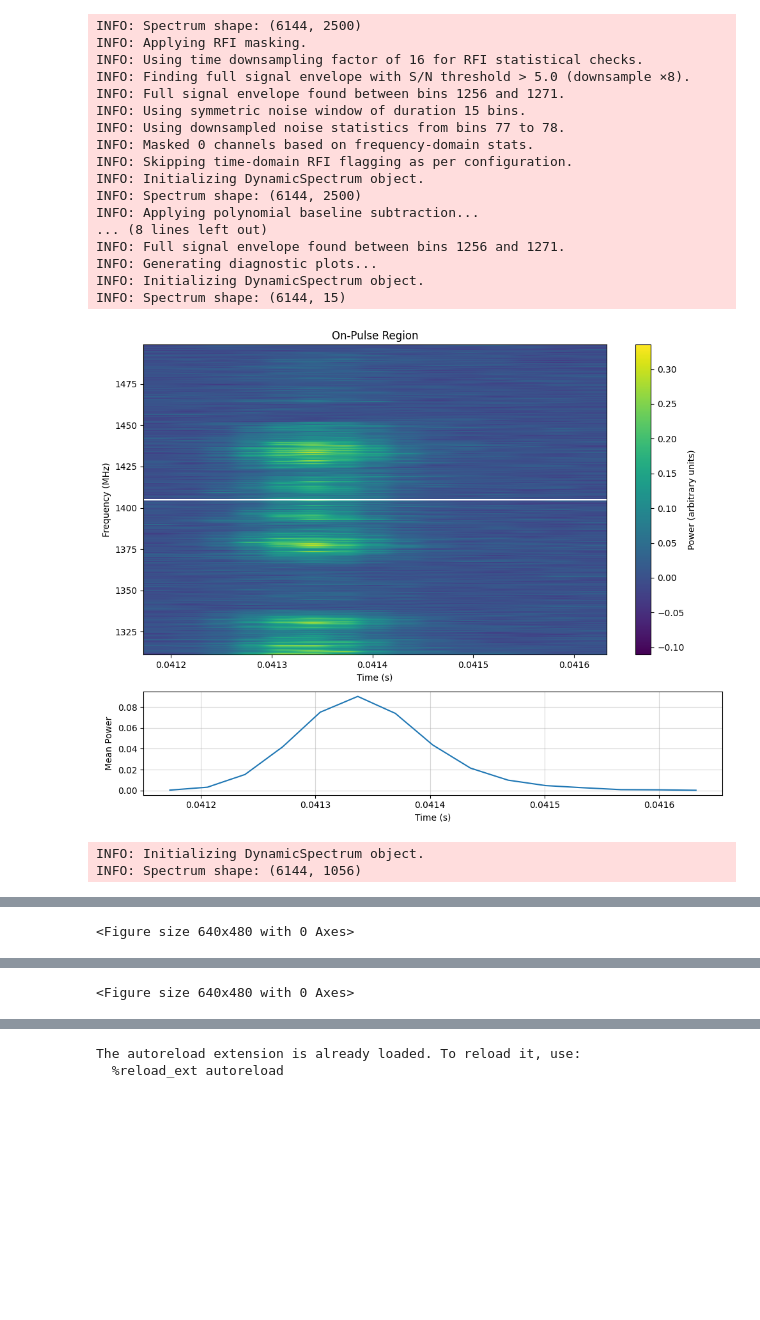
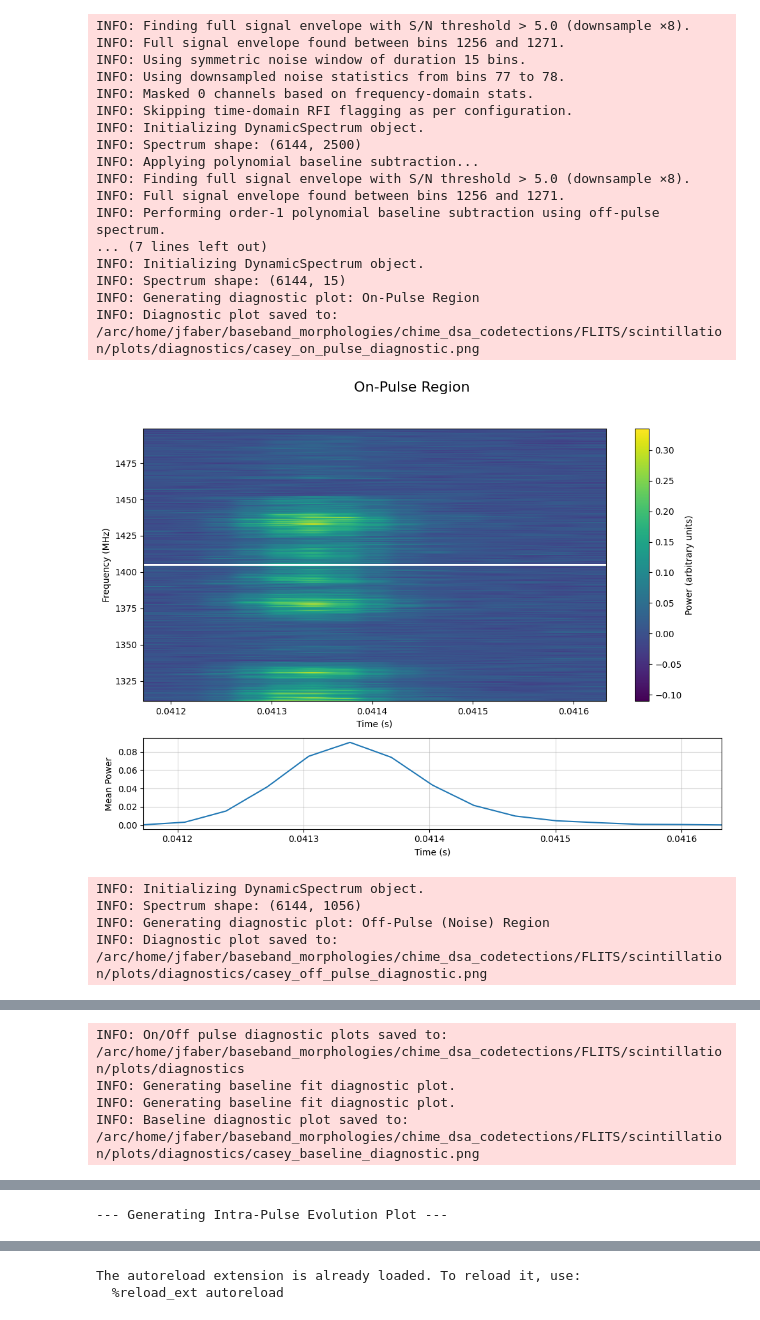
Before and after one commit to jakobtfaber/FLITS, a Jupyter notebook: scintillation/notebooks/casey.ipynb, the cells around one changed output, grey strips where cells are left out. Drawn from its saved outputs; the diff is of its cells as text; code cells hidden in the pictures; blank space fills up the shorter version.

Commit message:
bug fixes in scint and scat pipelines

```diff
--- a/scintillation/notebooks/casey.ipynb
+++ b/scintillation/notebooks/casey.ipynb
@@ -12,6 +12,7 @@ import json
 import logging
 import numpy as np
 import matplotlib.pyplot as plt
+
 
 # Import the main pipeline components
 from scint_analysis import config, pipeline, plotting
@@ -50,14 +51,57 @@ print("--- Pipeline Execution Finished ---")
 
 
 # --- 3. Save and Plot Results ---
-
 # Save the final parameters to a JSON file
 if scint_pipeline.final_results:
     output_json_path = f"./{analysis_config.get('burst_id', 'output')}_analysis_results.json"
-    # Note: You may need your NumpyJSONEncoder class if results contain numpy types
+
+    print(f"\n--- Saving results to {output_json_path} ---")
+
     with open(output_json_path, 'w') as f:
         json.dump(scint_pipeline.final_results, f, indent=4)
+
     logging.info(f"Final results saved to {output_json_path}")
+
+# Generate Intra-Pulse Evolution Plot
+print("\n--- Generating Intra-Pulse Evolution Plot ---")
+
+# Check if the intra-pulse analysis was run and produced results
+if scint_pipeline.intra_pulse_results:
+    # We need the on-pulse time series for context in the plot.
+    # First, get the dynamic spectrum object from the pipeline.
+    spectrum = scint_pipeline.masked_spectrum
+
+    # Recalculate the burst limits to ensure we have the correct window
+    # (This uses the same config parameters as the pipeline run)
+    rfi_config = analysis_config.get('analysis', {}).get('rfi_masking', {})
+    burst_lims = spectrum.find_burst_envelope(
+        thres=rfi_config.get('find_burst_thres', 5.0),
+        padding_factor=rfi_config.get('padding_factor', 2.0)
+    )
+
+    # Get the on-pulse profile and its corresponding time axis
+    on_pulse_profile = spectrum.get_profile(time_window_bins=burst_lims)
+    on_pulse_times = spectrum.times[burst_lims[0]:burst_lims[1]]
+
+    # Define a path to save the new plot
+    plot_options = analysis_config.get('pipeline_options', {}).get('diagnostic_plots', {})
+    if plot_options.get('enable', False):
+        plot_dir = plot_options.get('directory', './plots/diagnostics')
+        burst_id = analysis_config.get('burst_id', 'unknown_burst')
+        save_path = f"{plot_dir}/{burst_id}_intra_pulse_evolution.png"
+    else:
+        save_path = None
+
+    # Call the new plotting function with the results from the pipeline
+    plotting.plot_intra_pulse_evolution(
+        intra_pulse_results=scint_pipeline.intra_pulse_results,
+        on_pulse_profile=on_pulse_profile,
+        on_pulse_times=on_pulse_times,
+        save_path=save_path
+    )
+else:
+    logging.warning("Intra-pulse analysis was not enabled in the config or produced no results. Skipping evolution plot.")
+
 
 # Generate the final overview plot using the results stored in the pipeline object
 print("\n--- Generating Final Analysis Plot ---")
@@ -99,24 +147,26 @@ The autoreload extension is already loaded. To reload it, use:
   }
 }
 
 --- Initializing and Running Scintillation Pipeline ---
-INFO: Spectrum shape: (6144, 2500)
-INFO: Applying RFI masking.
-INFO: Using time downsampling factor of 16 for RFI statistical checks.
 INFO: Finding full signal envelope with S/N threshold > 5.0 (downsample ×8).
 INFO: Full signal envelope found between bins 1256 and 1271.
 INFO: Using symmetric noise window of duration 15 bins.
 INFO: Using downsampled noise statistics from bins 77 to 78.
 INFO: Masked 0 channels based on frequency-domain stats.
 INFO: Skipping time-domain RFI flagging as per configuration.
 INFO: Initializing DynamicSpectrum object.
 INFO: Spectrum shape: (6144, 2500)
 INFO: Applying polynomial baseline subtraction...
-... (8 lines left out)
+INFO: Finding full signal envelope with S/N threshold > 5.0 (downsample ×8).
 INFO: Full signal envelope found between bins 1256 and 1271.
-INFO: Generating diagnostic plots...
+INFO: Performing order-1 polynomial baseline subtraction using off-pulse spectrum.
+... (7 lines left out)
 INFO: Initializing DynamicSpectrum object.
 INFO: Spectrum shape: (6144, 15)
+INFO: Generating diagnostic plot: On-Pulse Region
+INFO: Diagnostic plot saved to: /arc/home/jfaber/baseband_morphologies/chime_dsa_codetections/FLITS/scintillation/plots/diagnostics/casey_on_pulse_diagnostic.png
-[figure, old version]
+[figure, new version]
 INFO: Initializing DynamicSpectrum object.
 INFO: Spectrum shape: (6144, 1056)
+INFO: Generating diagnostic plot: Off-Pulse (Noise) Region
+INFO: Diagnostic plot saved to: /arc/home/jfaber/baseband_morphologies/chime_dsa_codetections/FLITS/scintillation/plots/diagnostics/casey_off_pulse_diagnostic.png
@@ -123 +174,4 @@ INFO: Spectrum shape: (6144, 1056)
-<Figure size 640x480 with 0 Axes>
+INFO: On/Off pulse diagnostic plots saved to: /arc/home/jfaber/baseband_morphologies/chime_dsa_codetections/FLITS/scintillation/plots/diagnostics
+INFO: Generating baseline fit diagnostic plot.
+INFO: Generating baseline fit diagnostic plot.
+INFO: Baseline diagnostic plot saved to: /arc/home/jfaber/baseband_morphologies/chime_dsa_codetections/FLITS/scintillation/plots/diagnostics/casey_baseline_diagnostic.png
@@ -150 +201 @@ INFO: Analysis overview plot saved to: /arc/home/jfaber/baseband_morphologies/ch
-<Figure size 640x480 with 0 Axes>
+--- Generating Intra-Pulse Evolution Plot ---
```
Also changed, not shown: parts of 1 cell of this notebook, 39 other files.
